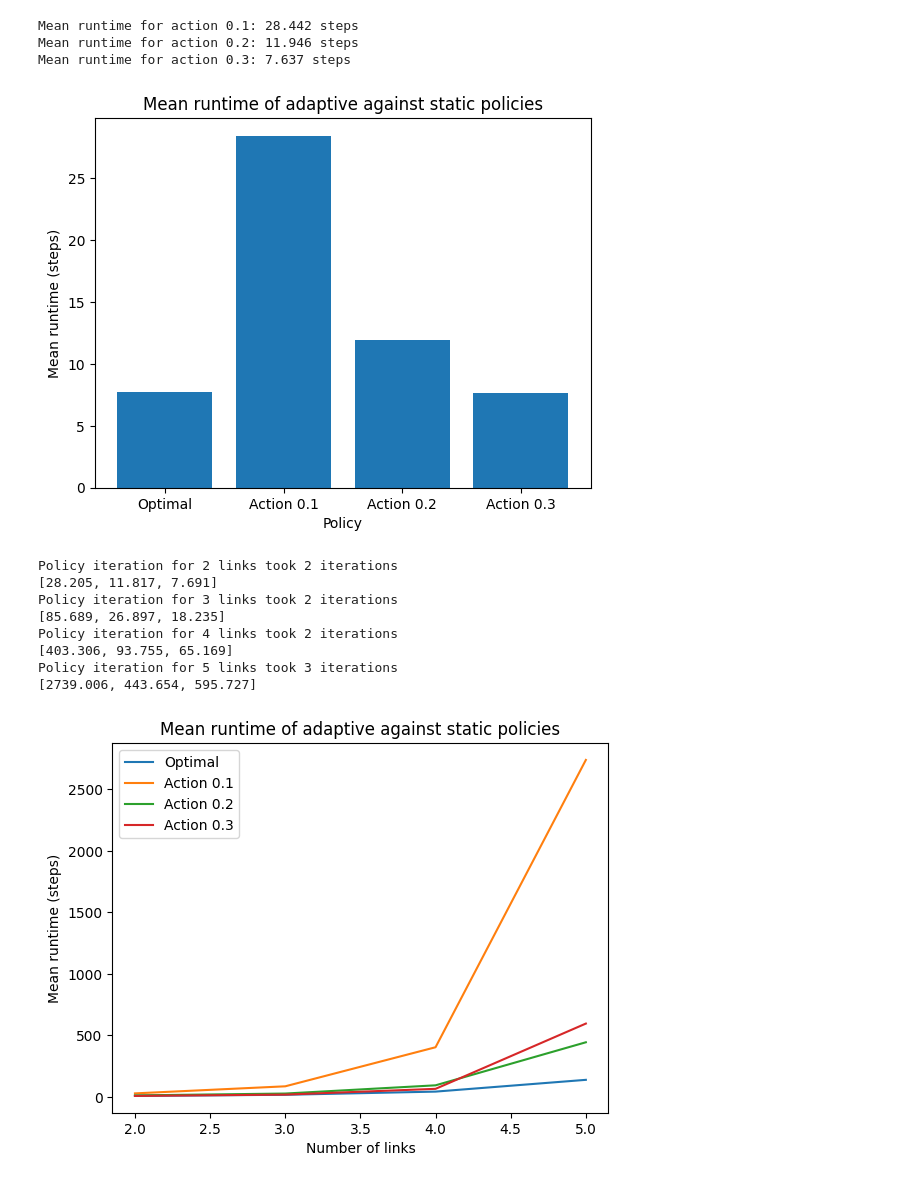
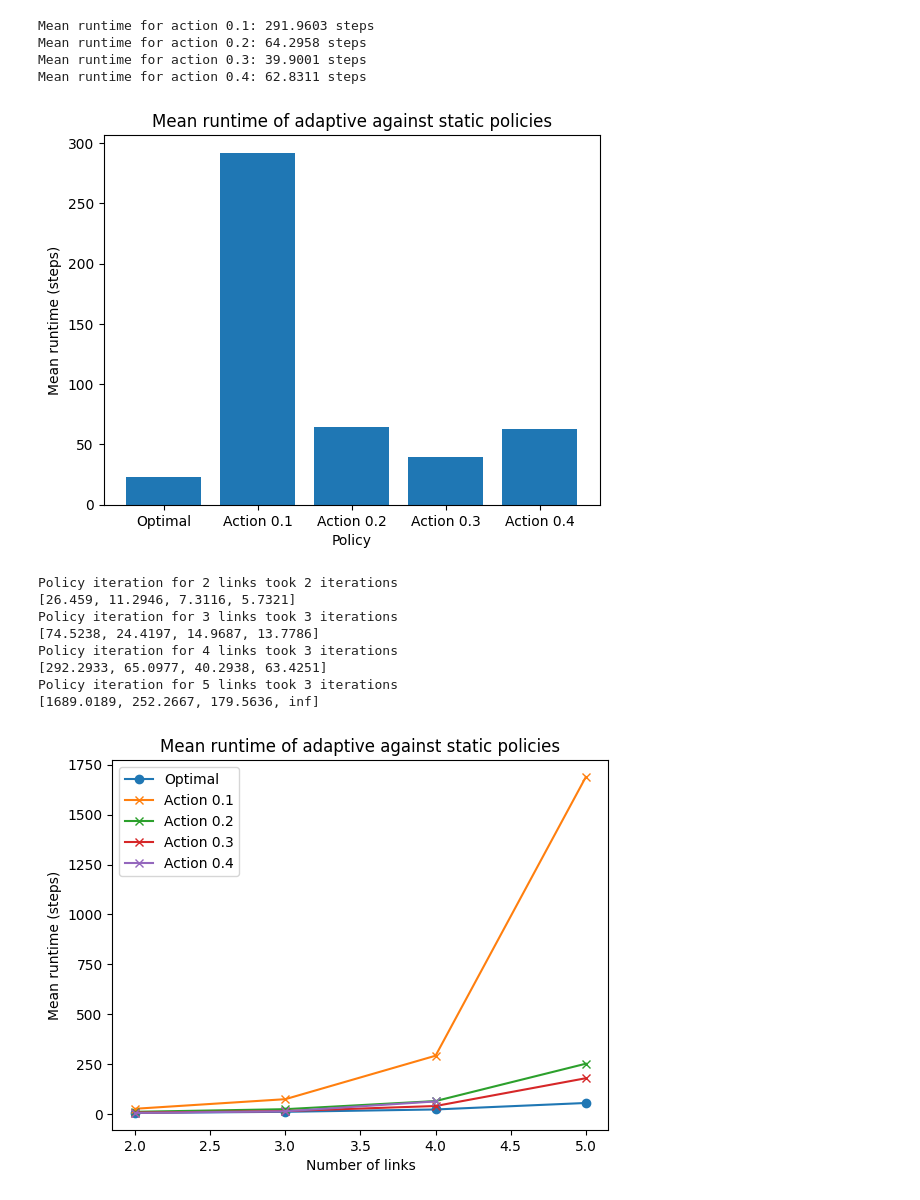
Before and after one commit to Bggoranoff/optimal-qn, a Jupyter notebook: src/adaptivealgo/experiments/experiment_single_protocol.ipynb, the cells around one changed output. Saved outputs shown, nothing was run; the diff lists cells and outputs as text; code cells hidden in the pictures.

```diff
--- a/src/adaptivealgo/experiments/experiment_single_protocol.ipynb
+++ b/src/adaptivealgo/experiments/experiment_single_protocol.ipynb
@@ -6,14 +6,14 @@ import adaptivealgo.cli.policy_iter as pi
 from adaptivealgo.lib.simulator import Simulator
 import adaptivealgo.cli.simulate_policy as sim
 # %%
-n_links = 2
+n_links = 4
 f_thresh = 0.5
-actions = [0.1, 0.2, 0.3]
+actions = [0.1, 0.2, 0.3, 0.4]
 alpha = 1.0
 gamma = 0.1
 tol = 1e-6
 
-n_episodes = 1000
+n_episodes = 10_000
 # %%
 policy, i = pi.find_policy(n_links, f_thresh, actions, alpha, gamma, tol)
 print(policy)
@@ -42,9 +42,10 @@ for action_idx, action in enumerate(actions):
     sp_samples[action_idx] = sim.gen_policy_samples(simulator, n_episodes)
     print(f"Mean runtime for action {action}: {np.mean(sp_samples[action_idx])} steps")
 # %% [output]
-Mean runtime for action 0.1: 28.442 steps
-Mean runtime for action 0.2: 11.946 steps
-Mean runtime for action 0.3: 7.637 steps
+Mean runtime for action 0.1: 291.9603 steps
+Mean runtime for action 0.2: 64.2958 steps
+Mean runtime for action 0.3: 39.9001 steps
+Mean runtime for action 0.4: 62.8311 steps
 # %%
 mean_runtimes = [np.mean(opt_samples)] + [np.mean(sp_samples[i]) for i in range(len(actions)) if sp_samples[i]]
 policy_idxs = range(len(actions) + 1)
@@ -58,7 +59,7 @@ ax.set_xlabel("Policy")
 ax.set_title("Mean runtime of adaptive against static policies")
 plt.show()
 # %% [output]
-[figure, old version]
+[figure, new version]
 # %%
 means_opt = []
 means_sp = []
@@ -80,7 +81,7 @@ for n_links in range(2, 6):
         try:
             simulator = Simulator(subopt_policy, n_links, f_thresh, [action], alpha, gamma)
         except AssertionError:
-            sp_samples[action_idx] = []
+            sp_samples[action_idx] = [np.inf]
             continue
 
         sp_samples[action_idx] = sim.gen_policy_samples(simulator, n_episodes)
@@ -89,22 +90,22 @@ for n_links in range(2, 6):
     means_sp.append([np.mean(sp_samples[i]) for i in range(len(actions)) if sp_samples[i]])
 # %% [output]
 Policy iteration for 2 links took 2 iterations
-[28.205, 11.817, 7.691]
-Policy iteration for 3 links took 2 iterations
-[85.689, 26.897, 18.235]
-Policy iteration for 4 links took 2 iterations
-[403.306, 93.755, 65.169]
+[26.459, 11.2946, 7.3116, 5.7321]
+Policy iteration for 3 links took 3 iterations
+[74.5238, 24.4197, 14.9687, 13.7786]
+Policy iteration for 4 links took 3 iterations
+[292.2933, 65.0977, 40.2938, 63.4251]
 Policy iteration for 5 links took 3 iterations
-[2739.006, 443.654, 595.727]
+[1689.0189, 252.2667, 179.5636, inf]
 # %%
 fig, ax = plt.subplots()
-ax.plot(range(2, 6), means_opt, label="Optimal")
+ax.plot(range(2, 6), means_opt, label="Optimal", marker="o")
 for action_idx, action in enumerate(actions):
-    ax.plot(range(2, 6), [means_sp[i][action_idx] for i in range(4)], label=f"Action {action}")
+    ax.plot(range(2, 6), [means_sp[i][action_idx] for i in range(4)], label=f"Action {action}", marker="x")
 ax.set_xlabel("Number of links")
 ax.set_ylabel("Mean runtime (steps)")
 ax.set_title("Mean runtime of adaptive against static policies")
 ax.legend()
 plt.show()
 # %% [output]
-[figure, old version]
+[figure, new version]
```
Also changed, not shown: parts of 1 cell of this notebook, 6 other files.
